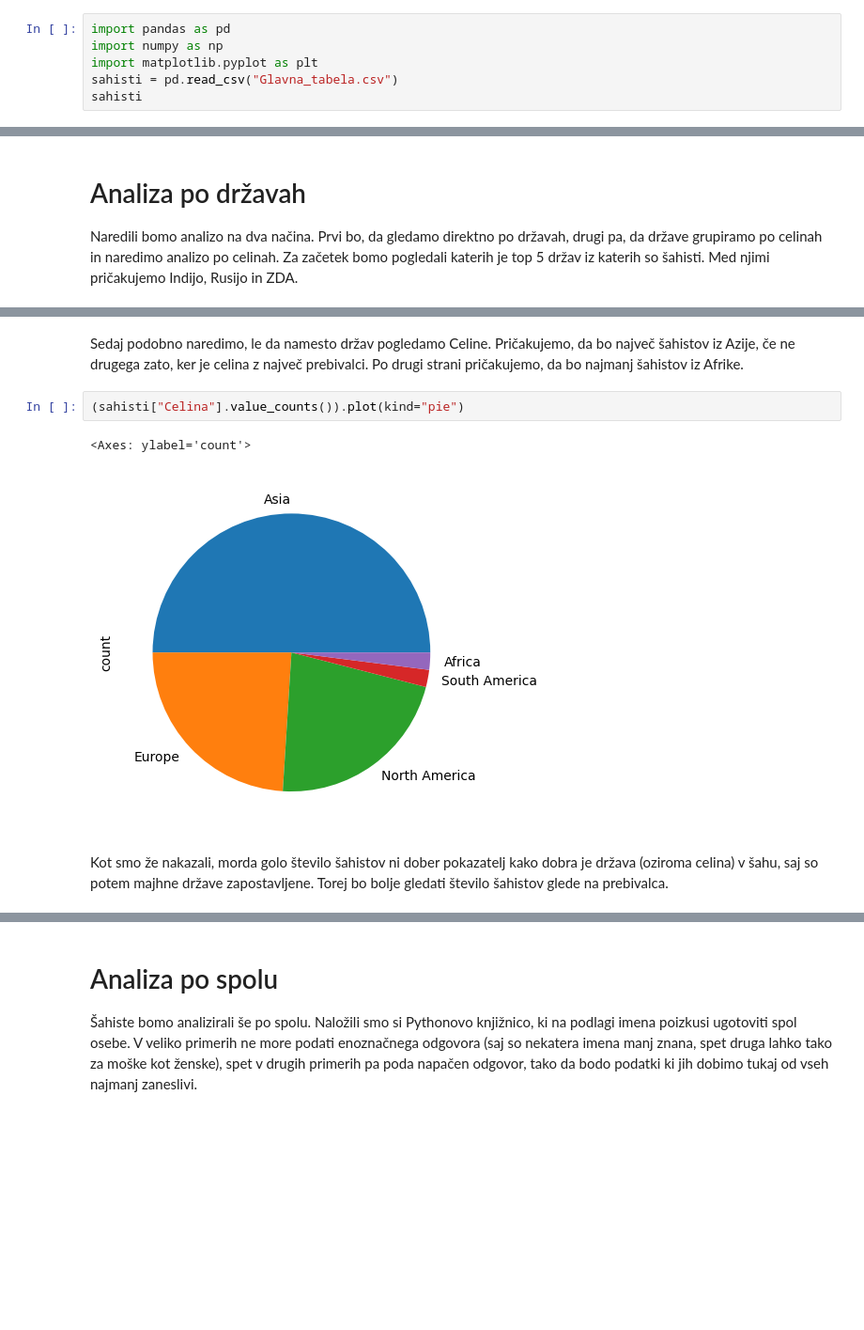
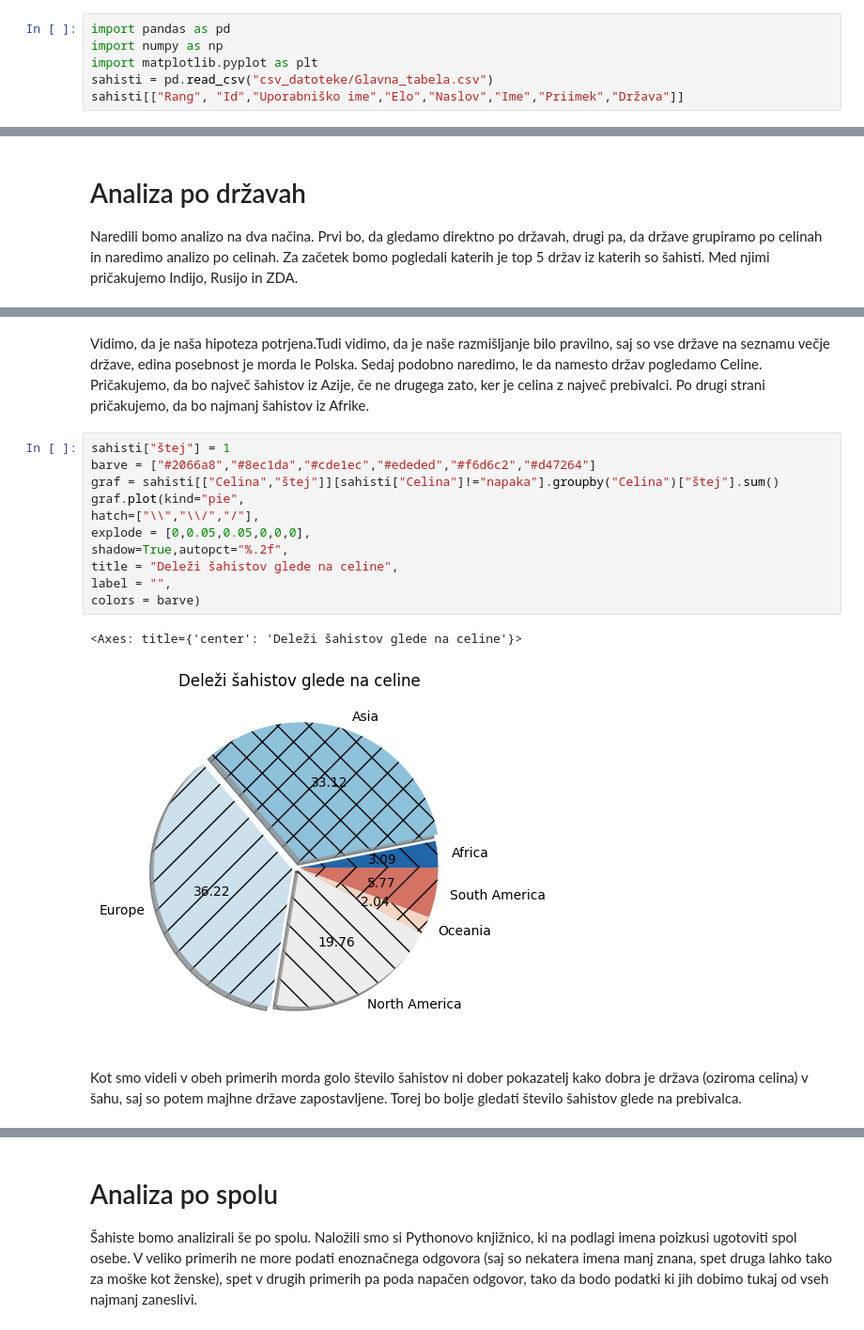
Before and after one commit to Matic-Pogorelec/Uvod_v_programiranje, a Jupyter notebook: analiza.ipynb, the cells around one changed output, grey strips where cells are left out. Shown at 94% size. Cells and saved outputs as stored; diff of their text form; blank space fills up the shorter version.

Commit message:
Končne verzije
Naložil (upam da)  končne verzije vseh datotek.  Dodal glavno datoteko main.py in, kar je bilo do sedaj v main.py in v drugih funkcijah premaknil v pomožne dokumente.

```diff
--- a/analiza.ipynb
+++ b/analiza.ipynb
@@ -2,6 +2,6 @@
 import pandas as pd
 import numpy as np
 import matplotlib.pyplot as plt
-sahisti = pd.read_csv("Glavna_tabela.csv")
-sahisti
+sahisti = pd.read_csv("csv_datoteke/Glavna_tabela.csv")
+sahisti[["Rang", "Id","Uporabniško ime","Elo","Naslov","Ime","Priimek","Država"]]
 # %% [output]
@@ -35,10 +33,19 @@ sahisti["Država"].value_counts().head(10).plot(kind = "bar")
 # %% [markdown]
-Sedaj podobno naredimo, le da namesto držav pogledamo Celine. Pričakujemo, da bo največ šahistov iz Azije, če ne drugega zato, ker je celina z največ prebivalci. Po drugi strani pričakujemo, da bo najmanj šahistov iz Afrike.
+Vidimo, da je naša hipoteza potrjena.Tudi vidimo, da je naše razmišljanje bilo pravilno, saj so vse države na seznamu večje države, edina posebnost je morda le Polska. Sedaj podobno naredimo, le da namesto držav pogledamo Celine. Pričakujemo, da bo največ šahistov iz Azije, če ne drugega zato, ker je celina z največ prebivalci. Po drugi strani pričakujemo, da bo najmanj šahistov iz Afrike.
 # %%
-(sahisti["Celina"].value_counts()).plot(kind="pie")
+sahisti["štej"] = 1
+barve = ["#2066a8","#8ec1da","#cde1ec","#ededed","#f6d6c2","#d47264"]
+graf = sahisti[["Celina","štej"]][sahisti["Celina"]!="napaka"].groupby("Celina")["štej"].sum()
+graf.plot(kind="pie",
+hatch=["\\","\\/","/"],
+explode = [0,0.05,0.05,0,0,0],
+shadow=True,autopct="%.2f",
+title = "Deleži šahistov glede na celine",
+label = "",
+colors = barve)
 # %% [output]
-<Axes: ylabel='count'>
+<Axes: title={'center': 'Deleži šahistov glede na celine'}>
-[figure, old version]
+[figure, new version]
 # %% [markdown]
-Kot smo že nakazali, morda golo število šahistov ni dober pokazatelj kako dobra je država (oziroma celina) v šahu, saj so potem majhne države zapostavljene. Torej bo bolje gledati število šahistov glede na prebivalca.
+Kot smo videli v obeh primerih morda golo število šahistov ni dober pokazatelj kako dobra je država (oziroma celina) v šahu, saj so potem majhne države zapostavljene. Torej bo bolje gledati število šahistov glede na prebivalca.
 # %%
```
Also changed, not shown: parts of 58 cells of this notebook, 9 other files.
